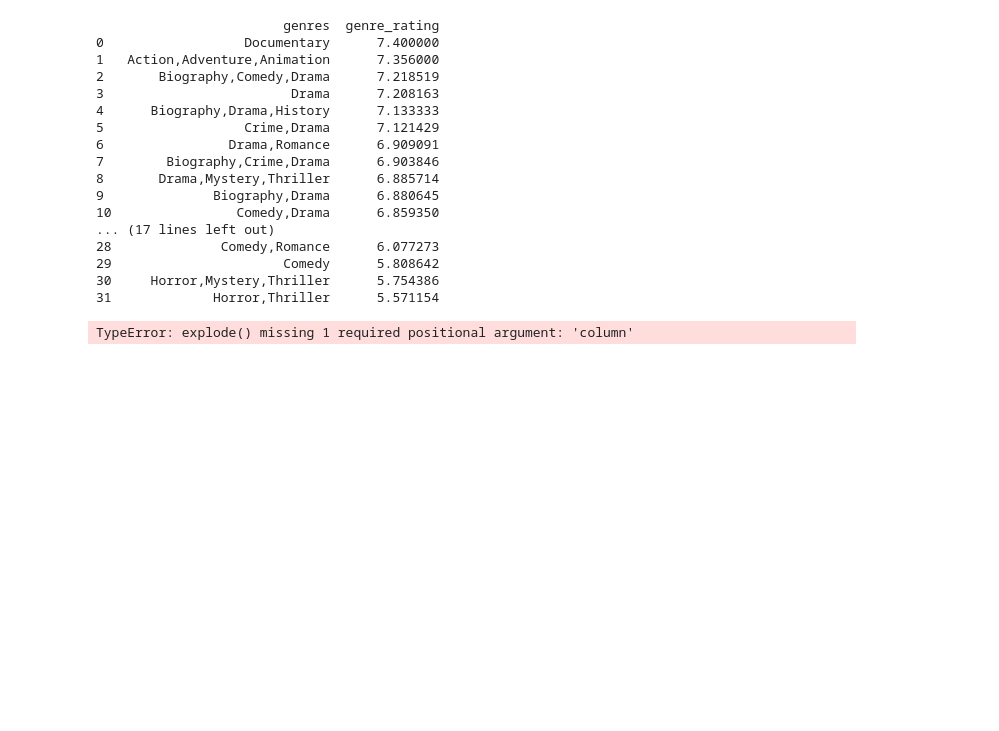
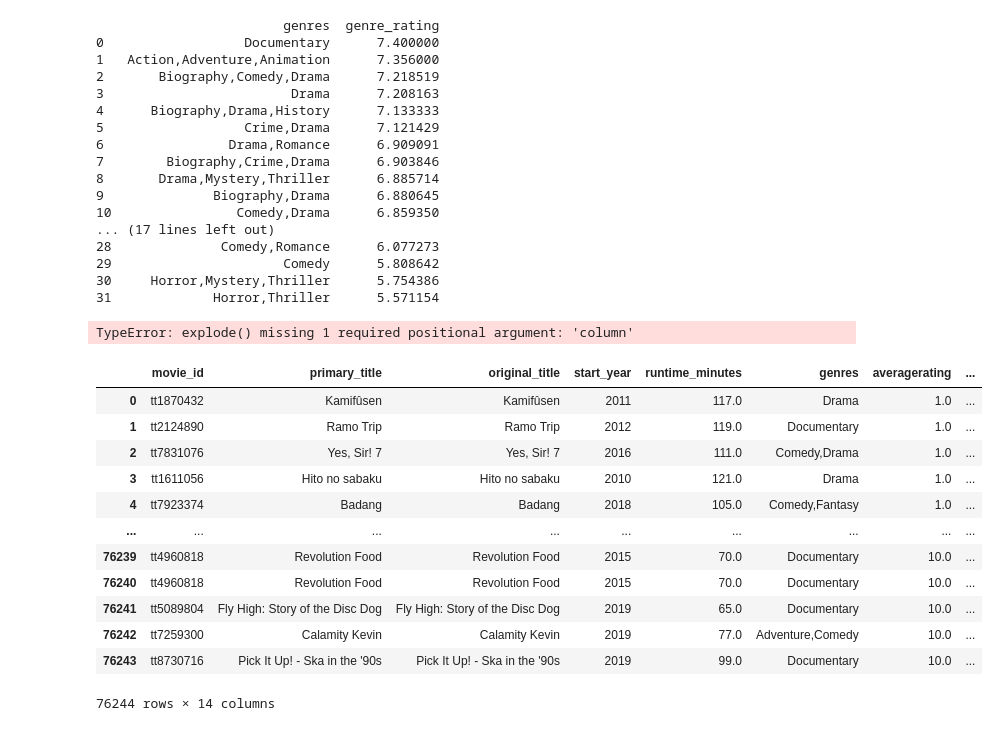
Before and after one commit to rbdaly16/Movie-Data-Analysis, a Jupyter notebook: Michael's Scratch Notebook.ipynb, the cells around one changed output. Saved outputs shown, nothing was run; the diff lists cells and outputs as text; code cells hidden in the pictures; blank space fills up the shorter version.

```diff
--- a/Michael's Scratch Notebook.ipynb
+++ b/Michael's Scratch Notebook.ipynb
@@ -330,21 +373,35 @@ TypeError: explode() missing 1 required positional argument: 'column'
 # %%
 q = """
 
 SELECT *, AVG(averagerating) As avg_rating
 FROM movie_basics
 LEFT JOIN movie_ratings
     USING (movie_id)
     LEFT JOIN writers
         USING(movie_id)
             LEFT JOIN persons
                 USING(person_id)
 GROUP BY writers.person_id
-HAVING avg_rating != 'NaN' and
+HAVING avg_rating != 'NaN'
 ORDER BY avg_rating
 ;
 """
 
 pd.read_sql(q, im_db_conn)
+# %% [output]
+|  | movie_id | primary_title | original_title | start_year | runtime_minutes | genres | averagerating | ... |
+| 0 | tt1870432 | Kamifûsen | Kamifûsen | 2011 | 117.0 | Drama | 1.0 | ... |
+| 1 | tt2124890 | Ramo Trip | Ramo Trip | 2012 | 119.0 | Documentary | 1.0 | ... |
+| 2 | tt7831076 | Yes, Sir! 7 | Yes, Sir! 7 | 2016 | 111.0 | Comedy,Drama | 1.0 | ... |
+| 3 | tt1611056 | Hito no sabaku | Hito no sabaku | 2010 | 121.0 | Drama | 1.0 | ... |
+| 4 | tt7923374 | Badang | Badang | 2018 | 105.0 | Comedy,Fantasy | 1.0 | ... |
+| ... | ... | ... | ... | ... | ... | ... | ... | ... |
+| 76239 | tt4960818 | Revolution Food | Revolution Food | 2015 | 70.0 | Documentary | 10.0 | ... |
+| 76240 | tt4960818 | Revolution Food | Revolution Food | 2015 | 70.0 | Documentary | 10.0 | ... |
+| 76241 | tt5089804 | Fly High: Story of the Disc Dog | Fly High: Story of the Disc Dog | 2019 | 65.0 | Documentary | 10.0 | ... |
+| 76242 | tt7259300 | Calamity Kevin | Calamity Kevin | 2019 | 77.0 | Adventure,Comedy | 10.0 | ... |
+| 76243 | tt8730716 | Pick It Up! - Ska in the '90s | Pick It Up! - Ska in the '90s | 2019 | 99.0 | Documentary | 10.0 | ... |
+76244 rows × 14 columns
 # %%
 q = """
 
```
Also changed, not shown: parts of 6 cells of this notebook.
